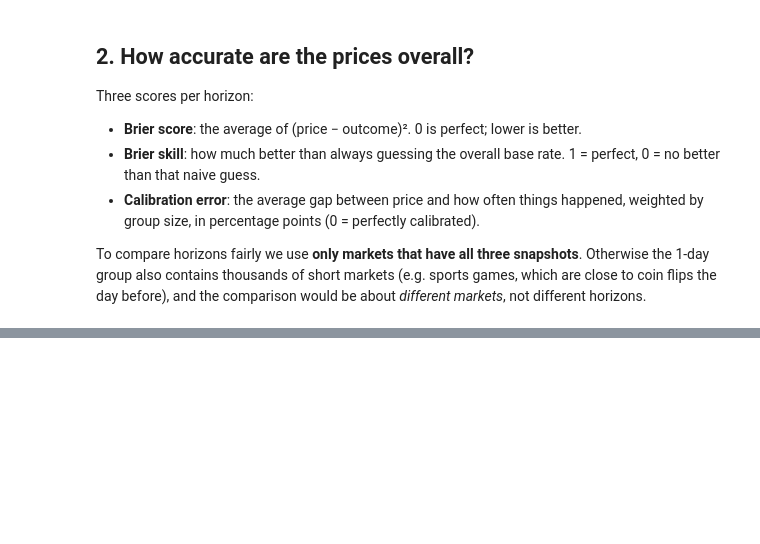
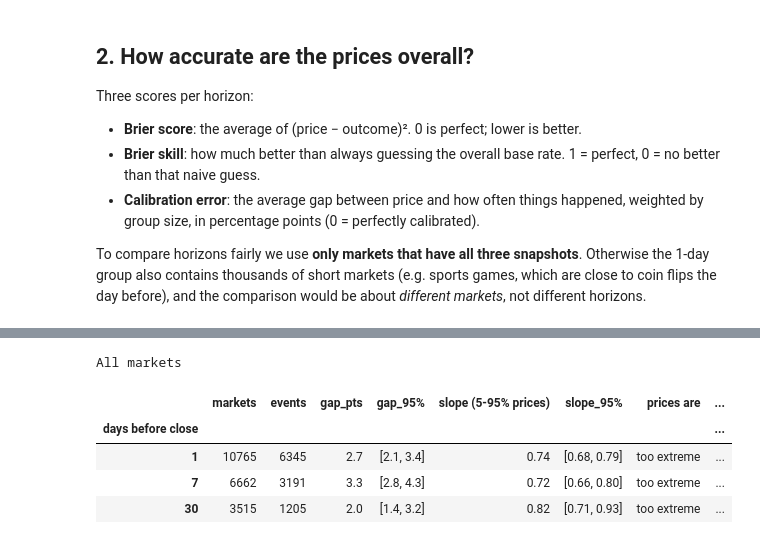
Before and after one commit to karakusethem09/prediction-markets, a Jupyter notebook: notebooks/calibration.ipynb, the cells around one changed output, grey strips where cells are left out. Saved outputs shown, nothing was run; the diff lists cells and outputs as text; code cells hidden in the pictures; blank space fills up the shorter version.

```diff
--- a/notebooks/calibration.ipynb
+++ b/notebooks/calibration.ipynb
@@ -78,16 +72,0 @@ Markets in the same event are related (an election with 20 candidates is 20 mark
-# %%
-weighted = data.assign(
-    weight=1 / data.groupby(["horizon_days", "event_id"])["market_id"].transform("size"),
-    bin=lambda d: (d["price"] * 10).astype(int).clip(upper=9),
-)
-low = weighted[weighted["bin"].isin([1, 2])]  # priced 10-30%
-check = low.groupby(["horizon_days", "bin"]).apply(
-    lambda g: pd.Series({
-        "events (weighted)": g["weight"].sum(),
-        "avg_price": (g["price"] * g["weight"]).sum() / g["weight"].sum(),
-        "happened_rate": (g["outcome"] * g["weight"]).sum() / g["weight"].sum(),
-    }),
-    include_groups=False,
-)
-check[["avg_price", "happened_rate"]] = (check[["avg_price", "happened_rate"]] * 100).round(1)  # in %
-check.round({"events (weighted)": 0}).rename(columns={"avg_price": "avg_price_%", "happened_rate": "happened_%"})
@@ -102,0 +85,27 @@ check.round({"events (weighted)": 0}).rename(columns={"avg_price": "avg_price_%"
+# %%
+def uncertainty(table):
+    by_event, _ = event_bootstrap(table)
+    by_market, _ = event_bootstrap(table, by_event=False)
+    interval = lambda low, high, scale=1, digits=2: [f"[{l * scale:.{digits}f}, {h * scale:.{digits}f}]" for l, h in zip(low, high)]
+    verdict = ["too extreme" if high < 1 else "too timid" if low > 1 else "no clear evidence"
+               for low, high in zip(by_event["slope_low"], by_event["slope_high"])]
+    # .to_numpy(): plain values, so pandas doesn't try to line rows up by their old labels
+    return pd.DataFrame({
+        "markets": by_event["markets"].to_numpy(), "events": by_event["units"].to_numpy(),
+        "gap_pts": (by_event["calibration_error"] * 100).round(1).to_numpy(),
+        "gap_95%": interval(by_event["error_low"], by_event["error_high"], 100, 1),
+        "slope (5-95% prices)": by_event["slope"].round(2).to_numpy(),
+        "slope_95%": interval(by_event["slope_low"], by_event["slope_high"]),
+        "prices are": verdict,
+        "slope_95% if independent": interval(by_market["slope_low"], by_market["slope_high"]),
+    }, index=pd.Index(by_event["horizon_days"].to_numpy(), name="days before close"))
+
+print("All markets")
+uncertainty(data)
+# %% [output]
+All markets
+|  | markets | events | gap_pts | gap_95% | slope (5-95% prices) | slope_95% | prices are | ... |
+| days before close |  |  |  |  |  |  |  | ... |
+| 1 | 10765 | 6345 | 2.7 | [2.1, 3.4] | 0.74 | [0.68, 0.79] | too extreme | ... |
+| 7 | 6662 | 3191 | 3.3 | [2.8, 4.3] | 0.72 | [0.66, 0.80] | too extreme | ... |
+| 30 | 3515 | 1205 | 2.0 | [1.4, 3.2] | 0.82 | [0.71, 0.93] | too extreme | ... |
```
Also changed, not shown: parts of 11 cells of this notebook, 3 other files.
